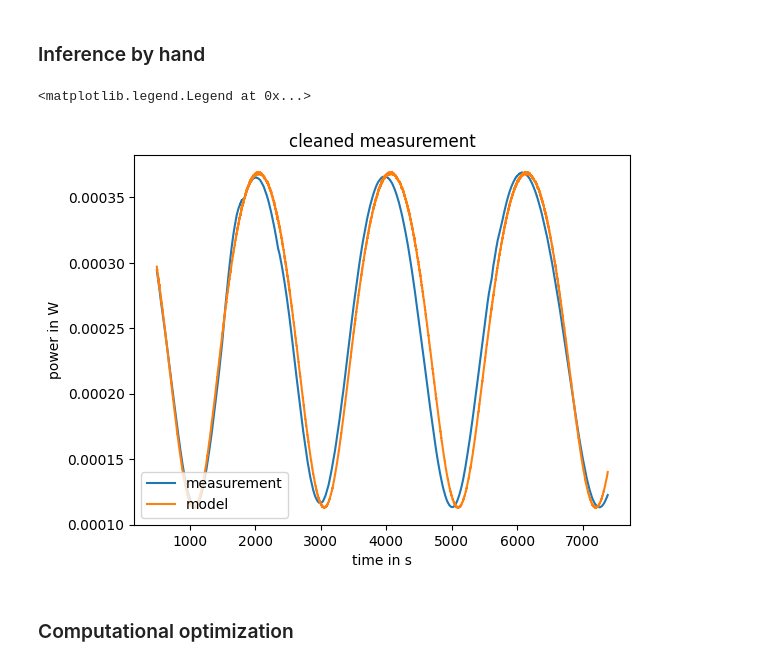
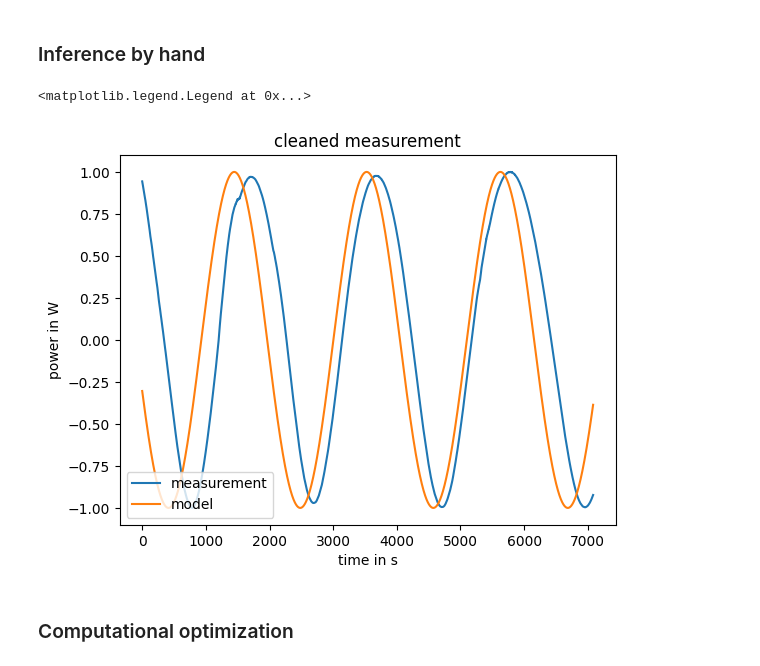
Before and after one commit to leo1200/thin-films, a Jupyter notebook: notebooks/one_growing_layer.ipynb, the cells around one changed output. Saved outputs shown, nothing was run; the diff lists cells and outputs as text; code cells hidden in the pictures.

Commit message:
multiple models

```diff
--- a/notebooks/one_growing_layer.ipynb
+++ b/notebooks/one_growing_layer.ipynb
@@ -184,8 +186,8 @@ Text(0.5, 1.0, 'measurement')
 # %% [markdown]
 There seem to be artefacts in the measurement at the beginning up until ~1800 seconds (see the non-smooth transition there). We will cut this part of the measurement away.
 # %%
-time_points_measured = time_points_measured[500:]
-power_measured = power_measured[500:]
+time_points_measured = time_points_measured[300:] - time_points_measured[300]
+power_measured = power_measured[300:]
 # %% [markdown]
 Which looks much better
 # %%
@@ -244,54 +246,56 @@ plot_scaleogram(ax, time_points_measured, power_simulated, "wavelet transform",
 # %% [markdown]
 ### Inference by hand
 # %%
+from reflax import power_forward_residuals
+from reflax.forward_model.variable_layer_size import normalized_forward_model
 # initial_layer_thickness = 170
 # layer_growing_rate = 747.9 / (7049 / 60) / 60
 # layer_growing_acceleration = -0.0000004
 
 # 1.7000000e+02  1.0696702e-01 -5.1498353e-07
 # 1.07924394e-01 -6.79976267e-07
 
-initial_layer_thickness = -20
-layer_growing_rate = 1.07924394e-01
-layer_growing_acceleration = -6.79976267e-07
+initial_layer_thickness = 70
+layer_growing_rate = 1.0696702e-01
+layer_growing_acceleration = -5.1498353e-07
+
+# initial_layer_thickness = 275
+# layer_growing_rate = 0.7e-01
+# layer_growing_acceleration = -13e-07
 # layer_growing_acceleration = 0
 
 permeability_variable_layer = 1
-permittivity_variable_layer = 1.57**2
+permittivity_variable_layer = 1.50**2
 
 variable_layer_params = LayerParams(
     permeabilities = permeability_variable_layer,
     permittivities = permittivity_variable_layer
 )
 
 # simple accelerated model
 layer_thickness_model = initial_layer_thickness + layer_growing_rate * time_points_measured + layer_growing_acceleration * time_points_measured ** 2
 
-reflection_coefficients, _, _ = variable_layer_thickness_simulation(
+power_model_z = normalized_forward_model(
+        model = 2,
         setup_params = setup_params,
         optics_params = optics_params,
         static_layer_params = static_layer_params,
-        variable_layer_params = variable_layer_params,
-        variable_layer_thicknesses = layer_thickness_model,
+        variable_layer_params = variable_layer_params._replace(permittivities = permittivity_variable_layer),
+        variable_layer_thicknesses = initial_layer_thickness + layer_growing_rate * time_points_measured + 1/2 * layer_growing_acceleration * time_points_measured ** 2,
         backside_mode = backside_mode
-    )
+)
 
-power_conversion_factor = 0.00075
-power_conversion_constant = 0.00008
+power_measured_z = (power_measured - 0.5 * (jnp.min(power_measured) + jnp.max(power_measured))) / (0.5 * (jnp.max(power_measured) - jnp.min(power_measured)))
 
-# power_conversion_factor = 3.32e-4
-# power_conversion_constant = 0.00006
 
-power_model = power_conversion_factor * reflection_coefficients + power_conversion_constant
-
-plt.plot(time_points_measured, power_measured, label = "measurement")
-plt.plot(time_points_measured, power_model, label = "model")
+plt.plot(time_points_measured, power_measured_z, label = "measurement")
+plt.plot(time_points_measured, power_model_z, label = "model")
 plt.xlabel("time in s")
 plt.ylabel("power in W")
 plt.title("cleaned measurement")
 plt.legend(loc = "lower left")
 # %% [output]
 <matplotlib.legend.Legend at 0x...>
-[figure, old version]
+[figure, new version]
 # %% [markdown]
 ### Computational optimization
```
Also changed, not shown: parts of 9 cells of this notebook, 10 other files.
